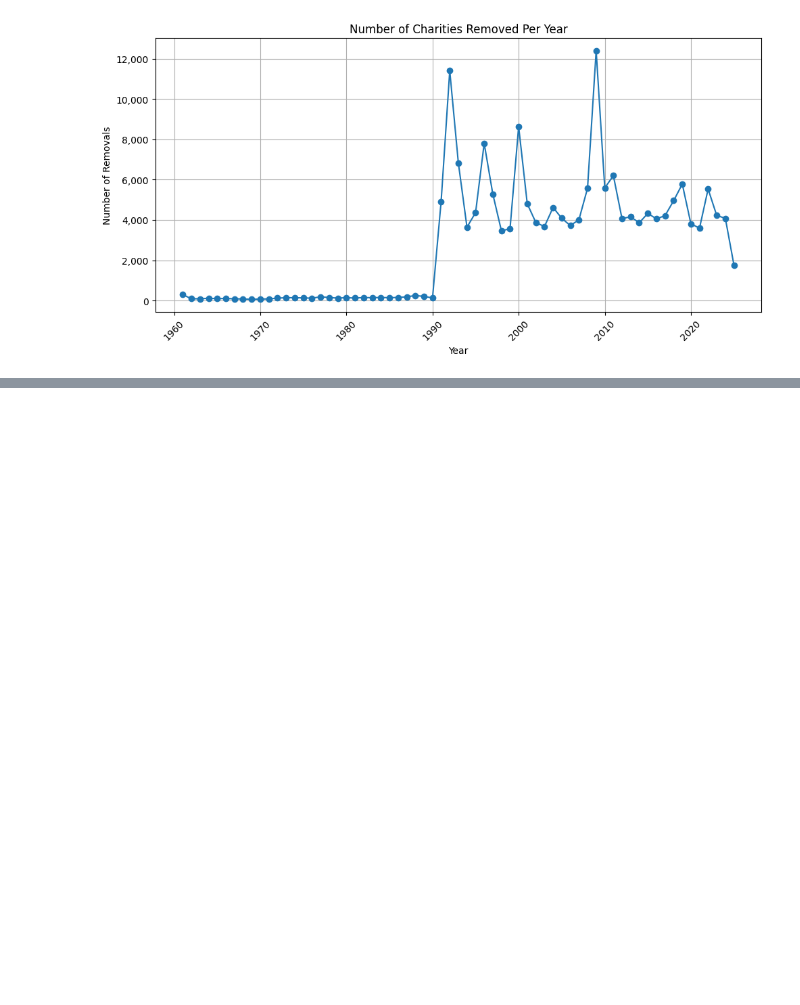
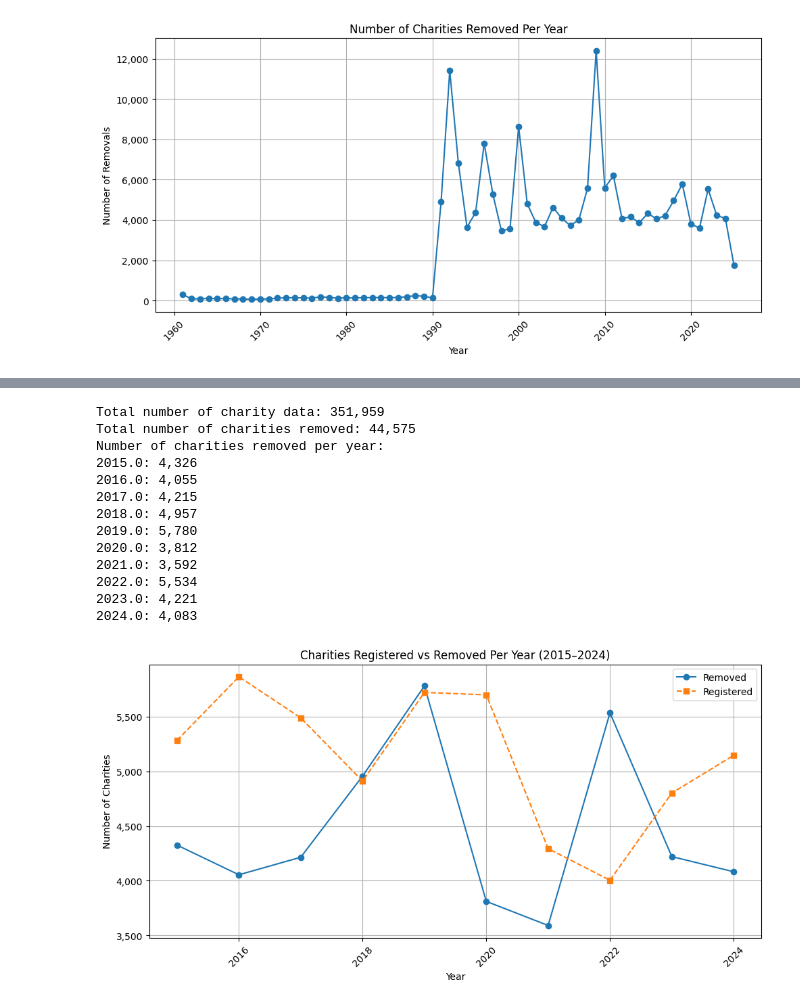
Before and after one commit to crystalyu917/The-Impact-of-Local-Council-Asset-Sales-on-Charity-Survival-in-England, a Jupyter notebook: src/analysis/time_series_analysis.ipynb, the cells around one changed output, grey strips where cells are left out. Saved outputs shown, nothing was run; the diff lists cells and outputs as text; code cells hidden in the pictures; blank space fills up the shorter version.

```diff
--- a/src/analysis/time_series_analysis.ipynb
+++ b/src/analysis/time_series_analysis.ipynb
@@ -219,2 +309,52 @@ See the caveats in the documentation: https://pandas.pydata.org/pandas-docs/stab
+# %%
+
+# Ensure datetime
+dataset['date_of_removal'] = pd.to_datetime(dataset['date_of_removal'], errors='coerce')
+dataset['date_of_registration'] = pd.to_datetime(dataset['date_of_registration'], errors='coerce')
+
+# Count per year
+removed_by_year = dataset['date_of_removal'].dt.year.value_counts().sort_index()
+registered_by_year = dataset['date_of_registration'].dt.year.value_counts().sort_index()
+
+# Filter both to 2015–2024
+removed_by_year = removed_by_year[(removed_by_year.index >= 2015) & (removed_by_year.index <= 2024)]
+registered_by_year = registered_by_year[(registered_by_year.index >= 2015) & (registered_by_year.index <= 2024)]
+
+# Print summary
+print(f'Total number of charity data: {dataset["charity_status"].count():,}')
+print(f"Total number of charities removed: {removed_by_year.sum():,}")
+print("Number of charities removed per year:")
+for year, count in removed_by_year.items():
+    print(f"{year}: {count:,}")
+
+# Plot both lines
+plt.figure(figsize=(10, 5))
+plt.plot(removed_by_year.index, removed_by_year.values, marker='o', linestyle='-', color='#1f77b4', label='Removed')
+plt.plot(registered_by_year.index, registered_by_year.values, marker='s', linestyle='--', color='#ff7f0e', label='Registered')
+
+plt.title('Charities Registered vs Removed Per Year (2015–2024)')
+plt.xlabel('Year')
+plt.ylabel('Number of Charities')
+plt.grid(True)
+plt.legend()
+plt.tight_layout()
+plt.xticks(rotation=45)
+plt.gca().yaxis.set_major_formatter(mticker.FuncFormatter(lambda x, _: f'{int(x):,}'))
+plt.show()
+# %% [output]
+Total number of charity data: 351,959
+Total number of charities removed: 44,575
+Number of charities removed per year:
+2015.0: 4,326
+2016.0: 4,055
+2017.0: 4,215
+2018.0: 4,957
+2019.0: 5,780
+2020.0: 3,812
+2021.0: 3,592
+2022.0: 5,534
+2023.0: 4,221
+2024.0: 4,083
+[figure, added]
 # %%
 dataset['date_of_removal'] = pd.to_datetime(dataset['date_of_removal'], errors='coerce')
```
Also changed, not shown: parts of 24 cells of this notebook, 1 other file.
